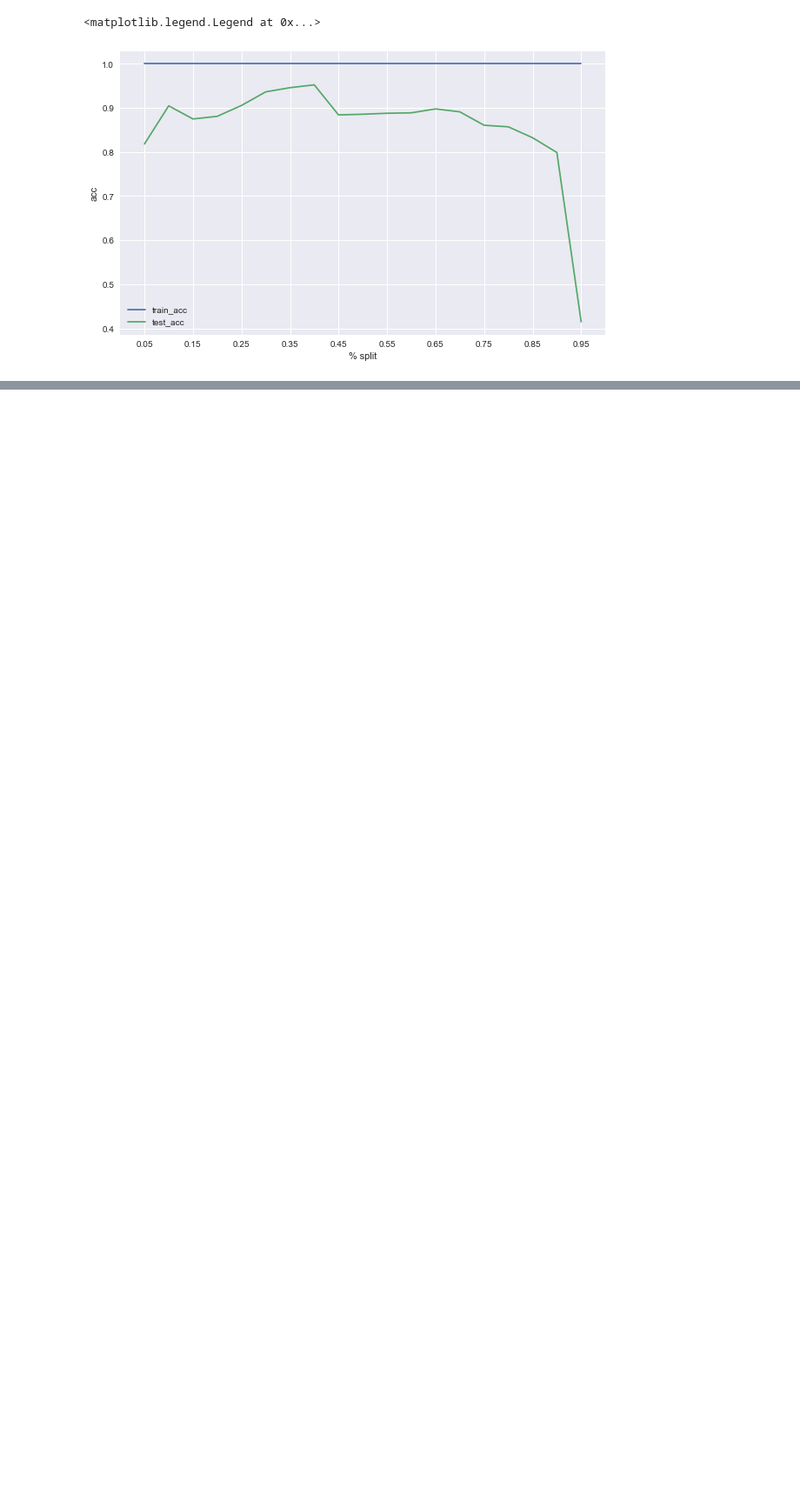
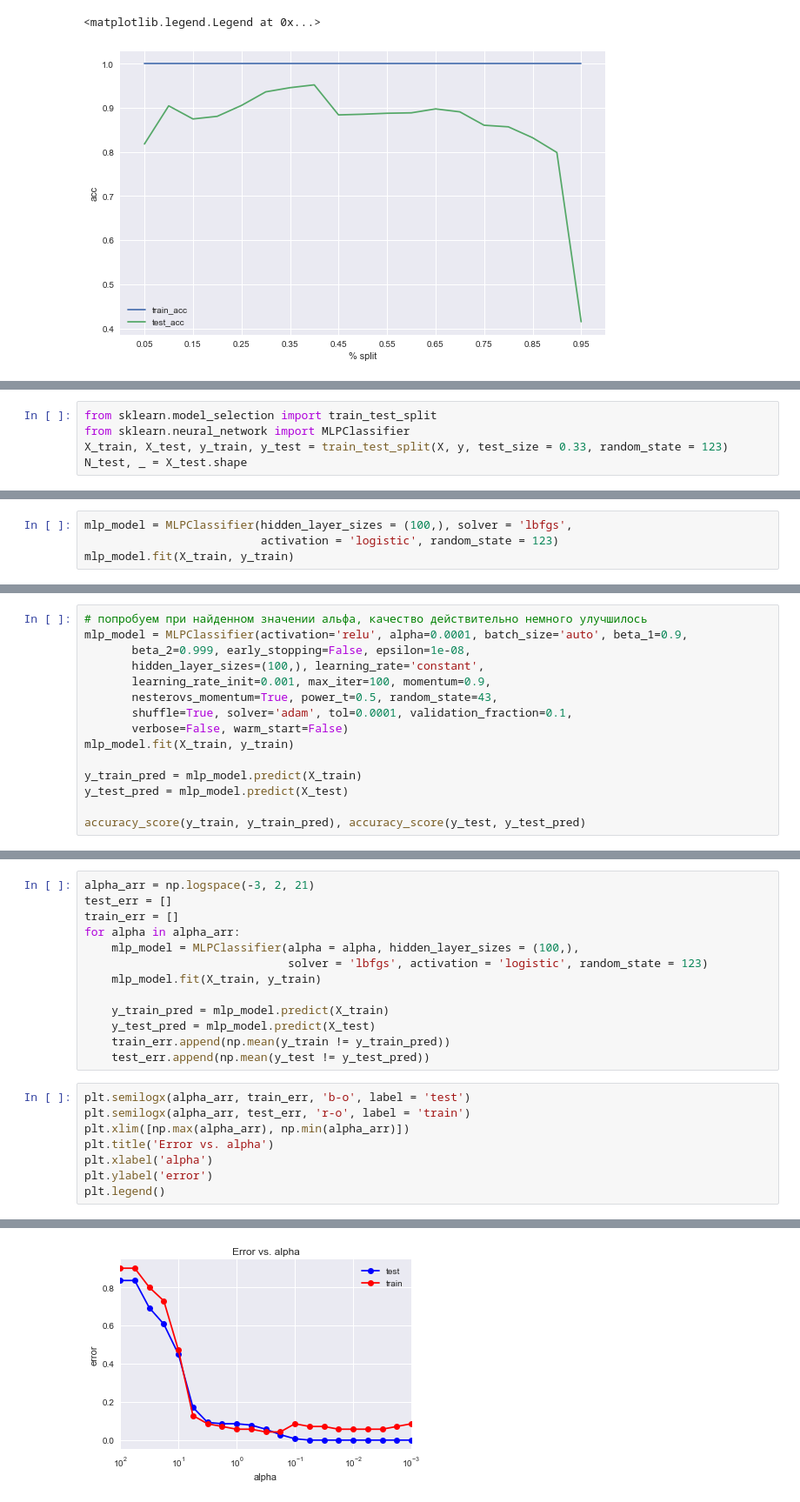
Before and after one commit to stasysp/Data_Mining_labs, a Jupyter notebook: Lab1.ipynb, the cells around one changed output, grey strips where cells are left out. Shown at 87% size. Cells and saved outputs as stored; diff of their text form; blank space fills up the shorter version.

Commit message:
add neural network

```diff
--- a/Lab1.ipynb
+++ b/Lab1.ipynb
@@ -436,0 +439,5 @@ plt.legend(loc='best')
+# %%
+from sklearn.model_selection import train_test_split
+from sklearn.neural_network import MLPClassifier
+X_train, X_test, y_train, y_test = train_test_split(X, y, test_size = 0.33, random_state = 123)
+N_test, _ = X_test.shape
@@ -436,0 +446,4 @@ plt.legend(loc='best')
+# %%
+mlp_model = MLPClassifier(hidden_layer_sizes = (100,), solver = 'lbfgs',
+                          activation = 'logistic', random_state = 123)
+mlp_model.fit(X_train, y_train)
@@ -436,0 +501,15 @@ plt.legend(loc='best')
+# %%
+# попробуем при найденном значении альфа, качество действительно немного улучшилось
+mlp_model = MLPClassifier(activation='relu', alpha=0.0001, batch_size='auto', beta_1=0.9,
+       beta_2=0.999, early_stopping=False, epsilon=1e-08,
+       hidden_layer_sizes=(100,), learning_rate='constant',
+       learning_rate_init=0.001, max_iter=100, momentum=0.9,
+       nesterovs_momentum=True, power_t=0.5, random_state=43,
+       shuffle=True, solver='adam', tol=0.0001, validation_fraction=0.1,
+       verbose=False, warm_start=False)
+mlp_model.fit(X_train, y_train)
+
+y_train_pred = mlp_model.predict(X_train)
+y_test_pred = mlp_model.predict(X_test)
+
+accuracy_score(y_train, y_train_pred), accuracy_score(y_test, y_test_pred)
@@ -436,0 +518,22 @@ plt.legend(loc='best')
+# %%
+alpha_arr = np.logspace(-3, 2, 21)
+test_err = []
+train_err = []
+for alpha in alpha_arr:
+    mlp_model = MLPClassifier(alpha = alpha, hidden_layer_sizes = (100,),
+                              solver = 'lbfgs', activation = 'logistic', random_state = 123)
+    mlp_model.fit(X_train, y_train)
+
+    y_train_pred = mlp_model.predict(X_train)
+    y_test_pred = mlp_model.predict(X_test)
+    train_err.append(np.mean(y_train != y_train_pred))
+    test_err.append(np.mean(y_test != y_test_pred))
+# %%
+plt.semilogx(alpha_arr, train_err, 'b-o', label = 'test')
+plt.semilogx(alpha_arr, test_err, 'r-o', label = 'train')
+plt.xlim([np.max(alpha_arr), np.min(alpha_arr)])
+plt.title('Error vs. alpha')
+plt.xlabel('alpha')
+plt.ylabel('error')
+plt.legend()
+# %% [output]
@@ -436,0 +541 @@ plt.legend(loc='best')
+[figure, added]
```
Also changed, not shown: parts of 18 cells of this notebook.
